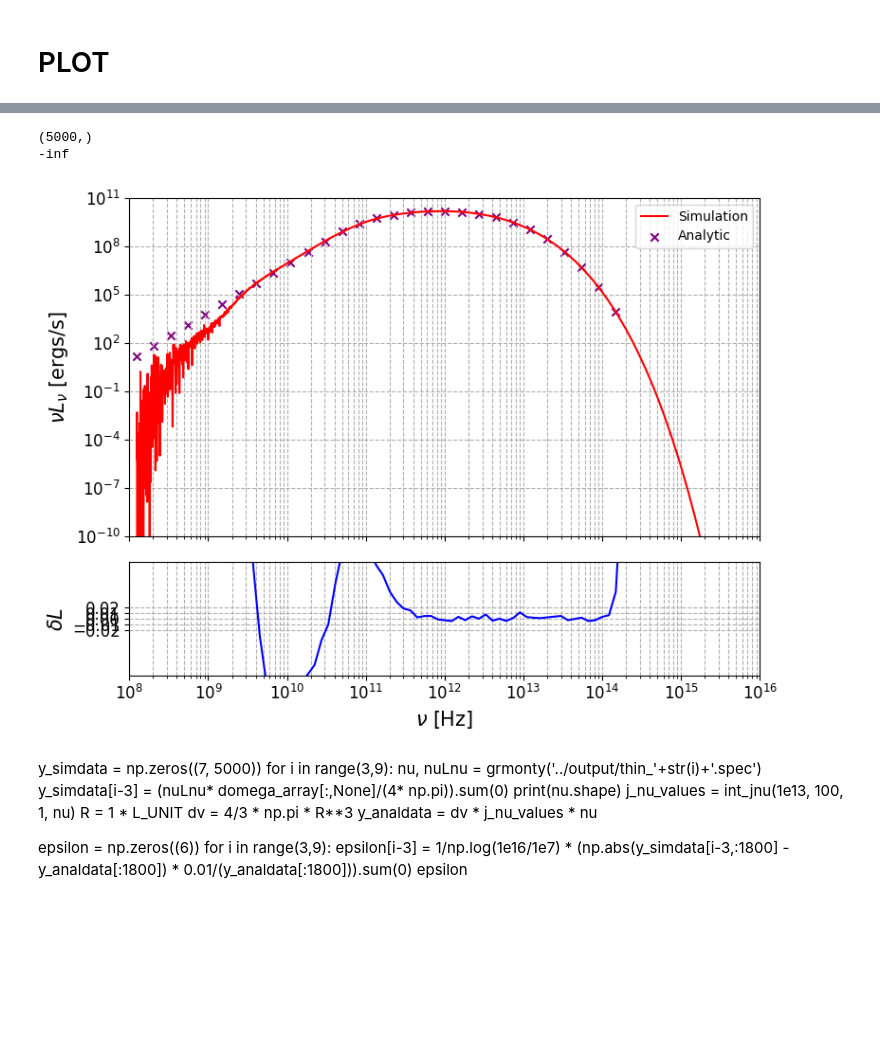
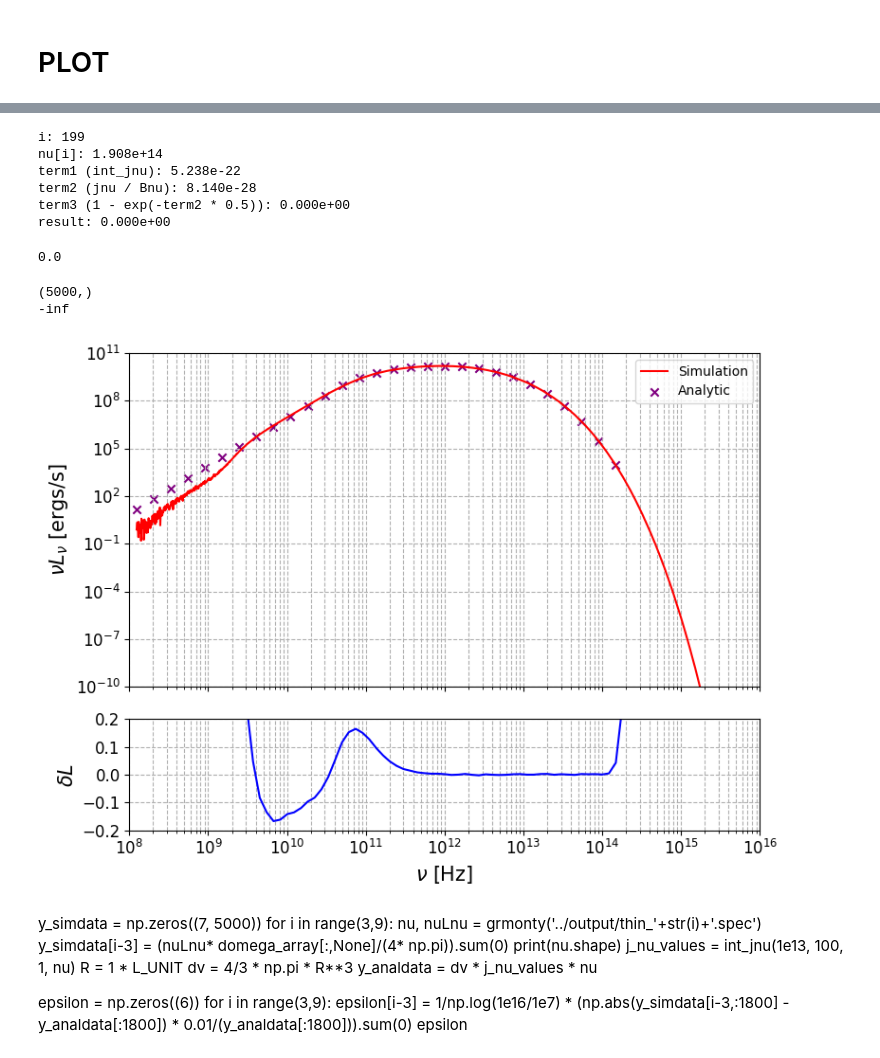
Before and after one commit to black-hole-group/gpumonty, a Jupyter notebook: python/sphere_test.ipynb, the cells around one changed output, grey strips where cells are left out. Cells and saved outputs as stored; diff of their text form; code cells hidden in the pictures; blank space fills up the shorter version.

```diff
--- a/python/sphere_test.ipynb
+++ b/python/sphere_test.ipynb
@@ -35,7 +35,7 @@ def grmonty(file):
     #print(nu)
     # Return log(nu) and ll array
     return nu, ll
-nu, nuLnu = grmonty('../output/thick.spec')
+nu, nuLnu = grmonty('../output/thick_test.spec')
 domega_array = np.array([4.254826e-1, 1.247635e0, 1.985301e0, 2.588526e0, 3.016463e0, 3.240132e0])
 # %%
 import numpy as np
@@ -273,3 +315,28 @@ plt.show()
+# %%
+# Given terms
+term1 = int_jnu(1e20, 100, 1, 1e15) #jnu
+term2 = jnu(1e20, 1e15, 1, 100) / Bnu(1e15, 100) #alpha
+term3 = np.float128(1 - np.exp(-np.float128(term2) * 1))#(1 - e)
+result = dv * 1e15 * (term1 / term2) * term3
+
+# Print each term with scientific notation
+print(f"i: {i:3d}")
+print(f"nu[i]: {1.908e+14:.3e}")
+print(f"term1 (int_jnu): {term1:.3e}")
+print(f"term2 (jnu / Bnu): {term2:.3e}")
+print(f"term3 (1 - exp(-term2 * 0.5)): {term3:.3e}")
+print(f"result: {result:.3e}")
+# %% [output]
+i: 199
+nu[i]: 1.908e+14
+term1 (int_jnu): 5.238e-22
+term2 (jnu / Bnu): 8.140e-28
+term3 (1 - exp(-term2 * 0.5)): 0.000e+00
+result: 0.000e+00
+# %%
+1 - np.exp(-np.float128(8e-28))
+# %% [output]
+0.0
 # %%
 import numpy as np
 import matplotlib.pyplot as plt
@@ -319,36 +386,36 @@ ax1.set_ylabel(r"$\nu L_\nu$ [ergs/s]", fontsize = 15)
 #ax1.set_title('Optically Thin Synchrotron Sphere')
 ax1.grid(True, which="both", ls="--")
 ax1.set_xlim(1e8, 1e16)
 ax1.tick_params(axis='both', which='major', labelsize=12)  # Adjust major tick size
 
 ax1.legend()
 
 # Lower plot: Relative difference between analytical and GPUmonty data
 #relative_diff = np.abs(nu_luminosity_analytic - x) / nu_luminosity_analytic
 #relative_diff = np.abs(y_semianaldata - y_simdata) / y_analdata
 relative_diff2 = (y_analdata - y_simdata) / y_analdata
 #ax2.plot(xdata, relative_diff, color='k', label = 'semi')
 ax2.plot(xdata[::20], relative_diff2[::20], color='b', label = 'analy')
 
 #ax2.legend()
 ax2.set_xscale('log')
 ax2.set_xlabel(r"$\nu$ [Hz]", fontsize = 15)
 ax2.set_ylabel(r'$\delta L$', fontsize = 15)
 ax2.grid(True, which="both", ls="--")
 #ax2.set_yticks([0,0.1,0.2,0.3,0.4, 0.5, 0.6, 0.7, 0.8, 0.9, 1])
-ax2.set_yticks([-0.02, -0.01, 0.0, 0.01, 0.02])
+ax2.set_yticks([-0.2, -0.1, 0.0, 0.1, 0.2])
 print((relative_diff2[:1800]).mean(0))
-ax2.set_ylim(-0.1, 0.1)
+ax2.set_ylim(-0.2, 0.2)
 ax2.tick_params(axis='both', which='major', labelsize=12)  # Adjust major tick size
 
 # Display the plots
 plt.tight_layout()
 #plt.savefig('./thin_synch_spectrum.pdf', dpi=300, bbox_inches='tight')
 plt.show()
 # %% [output]
 (5000,)
 -inf
-[figure, old version]
+[figure, new version]
 # %% [markdown]
 y_simdata = np.zeros((7, 5000))
 for i in range(3,9):
```
Also changed, not shown: parts of 4 cells of this notebook, 16 other files.
